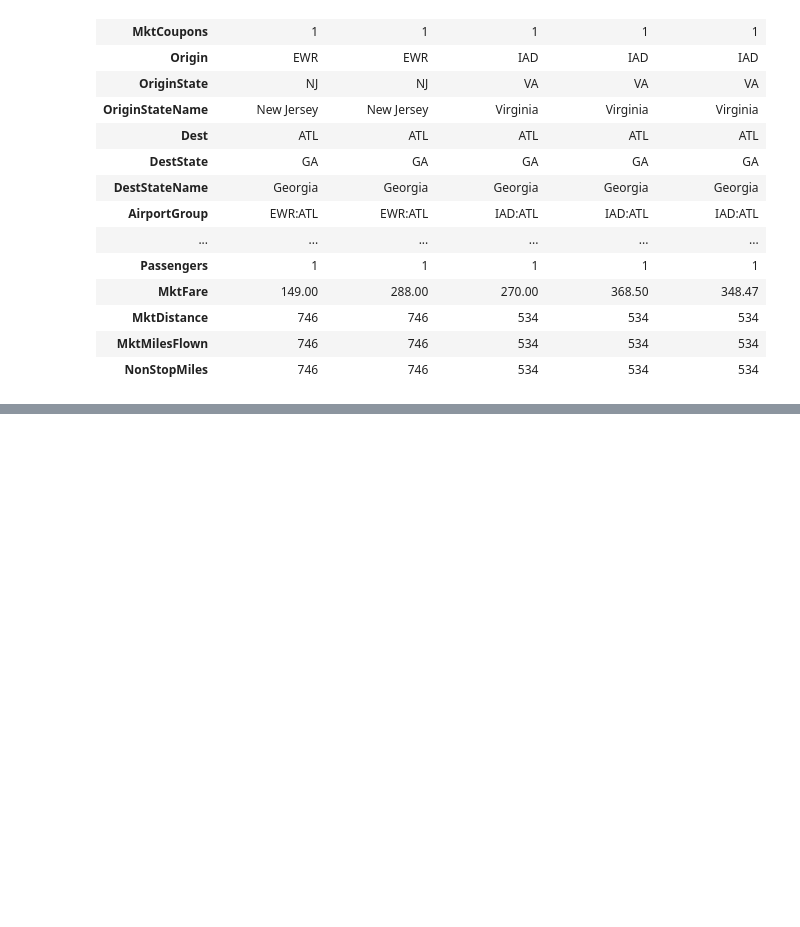
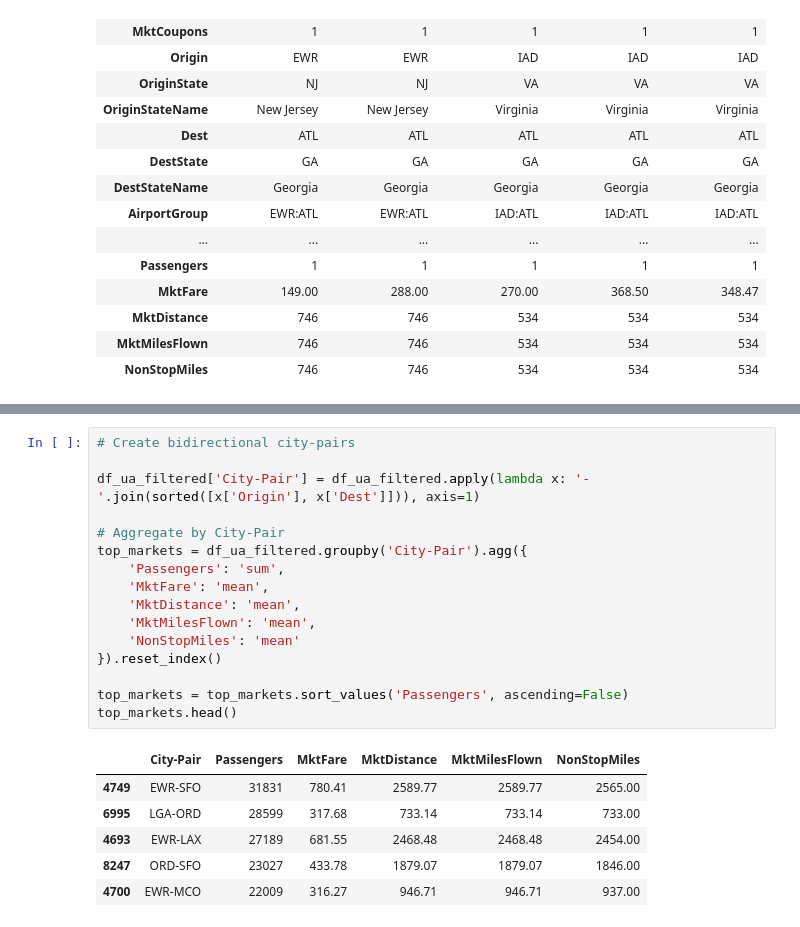
Before and after one commit to mhmdfakhir/db1b-2025-q2, a Jupyter notebook: Notebooks/UA_analysis.ipynb, the cells around one changed output, grey strips where cells are left out. Drawn from its saved outputs; the diff is of its cells as text; blank space fills up the shorter version.

```diff
--- a/Notebooks/UA_analysis.ipynb
+++ b/Notebooks/UA_analysis.ipynb
@@ -307,0 +322,23 @@ df_ua_filtered.head().T
+# %%
+# Create bidirectional city-pairs
+
+df_ua_filtered['City-Pair'] = df_ua_filtered.apply(lambda x: '-'.join(sorted([x['Origin'], x['Dest']])), axis=1)
+
+# Aggregate by City-Pair
+top_markets = df_ua_filtered.groupby('City-Pair').agg({
+    'Passengers': 'sum',
+    'MktFare': 'mean',
+    'MktDistance': 'mean',
+    'MktMilesFlown': 'mean',
+    'NonStopMiles': 'mean'
+}).reset_index()
+
+top_markets = top_markets.sort_values('Passengers', ascending=False)
+top_markets.head()
+# %% [output]
+|  | City-Pair | Passengers | MktFare | MktDistance | MktMilesFlown | NonStopMiles |
+| 4749 | EWR-SFO | 31831 | 780.41 | 2589.77 | 2589.77 | 2565.00 |
+| 6995 | LGA-ORD | 28599 | 317.68 | 733.14 | 733.14 | 733.00 |
+| 4693 | EWR-LAX | 27189 | 681.55 | 2468.48 | 2468.48 | 2454.00 |
+| 8247 | ORD-SFO | 23027 | 433.78 | 1879.07 | 1879.07 | 1846.00 |
+| 4700 | EWR-MCO | 22009 | 316.27 | 946.71 | 946.71 | 937.00 |
```
Also changed, not shown: parts of 3 cells of this notebook.
